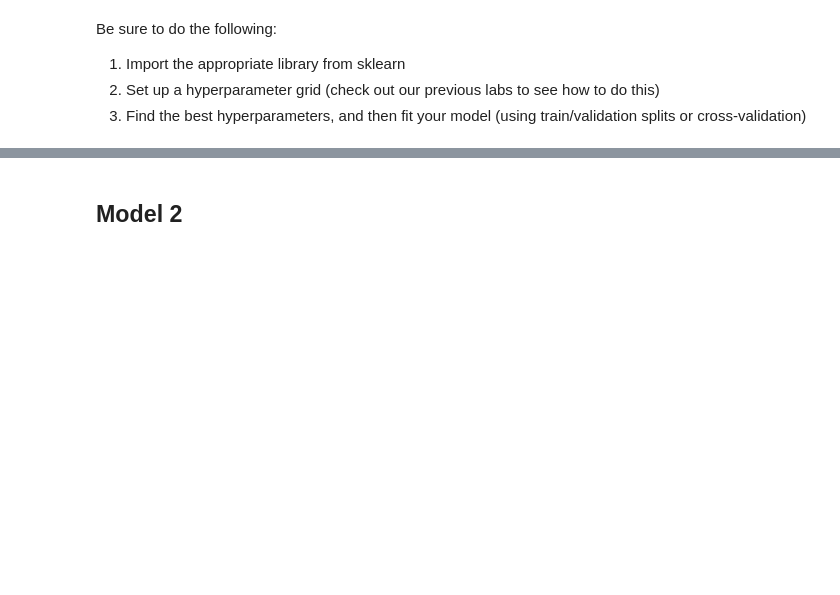
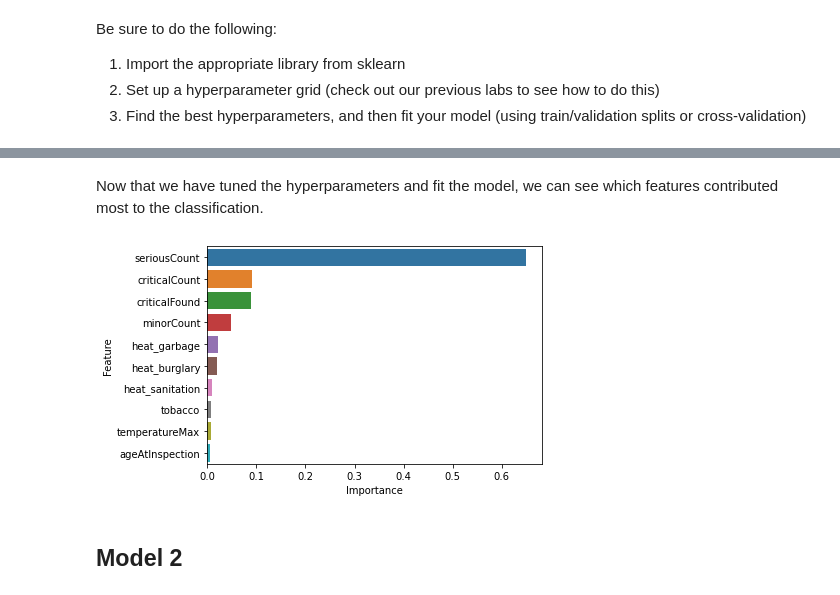
Before and after one commit to lawrence-j-liu/CSS_Project-3_Team-3_Fall-2020, a Jupyter notebook: Project 3 Students.ipynb, the cells around one changed output, grey strips where cells are left out. Cells and saved outputs as stored; diff of their text form; code cells hidden in the pictures; blank space fills up the shorter version.

```diff
--- a/Project 3 Students.ipynb
+++ b/Project 3 Students.ipynb
@@ -161,0 +167,19 @@ X = pd.get_dummies(X)
+# %%
+# Drop datetime info
+chicago_inspections_2011_to_2013 = chicago_inspections_2011_to_2013.dropna().drop(['Inspection_Date',
+                                      'minDate',
+                                      'maxDate',
+                                      'Inspection_MonthYear'],
+                                      axis = 1)
+
+# Binarize the results variable, and treat Pass and Pass w/ Conditions the same.
+# I like the idea of making pass w/ conditions and pass the same for our purposes here. But let me know if y'all disagree! -LL
+chicago_inspections_2011_to_2013["Results"] = chicago_inspections_2011_to_2013['Results']
+chicago_inspections_2011_to_2013["Results"] = chicago_inspections_2011_to_2013["Results"].replace({'Pass w/ Conditions': 'Pass'})
+lb_style = LabelBinarizer()
+chicago_inspections_2011_to_2013["Results"]  = lb_style.fit_transform(chicago_inspections_2011_to_2013["Results"])
+# Recode 0s and 1s so 1s are "Fail"
+chicago_inspections_2011_to_2013["Results"] = np.where(chicago_inspections_2011_to_2013["Results"] == 1, 0 ,1)
+
+#Dummify remaining categorical variables
+chicago_inspections_2011_to_2013 = pd.get_dummies(chicago_inspections_2011_to_2013)
@@ -176,2 +222,9 @@ X_train, X_validate, y_train, y_validate = train_test_split(X, y, train_size = 0
+# %%
+#Scale features
+
+scaler = StandardScaler()
+# Fit only to the training data
+X_train_scaled = scaler.fit_transform(X_train)
+X_validate_scaled = scaler.fit_transform(X_validate)
 # %% [markdown]
 ## Fit Models
@@ -186,3 +301,17 @@ Be sure to do the following:
+# %%
+# Fit the RF Classifier with the tuned hyperparemeters
+rf_fit = RandomForestClassifier(**rf_grid.cv_results_["params"][best_index]).fit(X_train_scaled, y_train)
+# %% [markdown]
+Now that we have tuned the hyperparameters and fit the model, we can see which features contributed most to the classification.
+# %%
+import seaborn as sns
+
+feat_importances = pd.concat([pd.DataFrame(X.columns),pd.DataFrame(np.transpose(rf_fit.feature_importances_))], axis = 1)
+feat_importances.columns = ["Feature", "Importance"]
+sns.barplot(x = "Importance", y = "Feature", data = feat_importances.nlargest(10, 'Importance'))
+plt.show()
+# %% [output]
+[figure, added]
 # %% [markdown]
 ## Model 2
 # %% [markdown]
```
Also changed, not shown: parts of 20 cells of this notebook.
